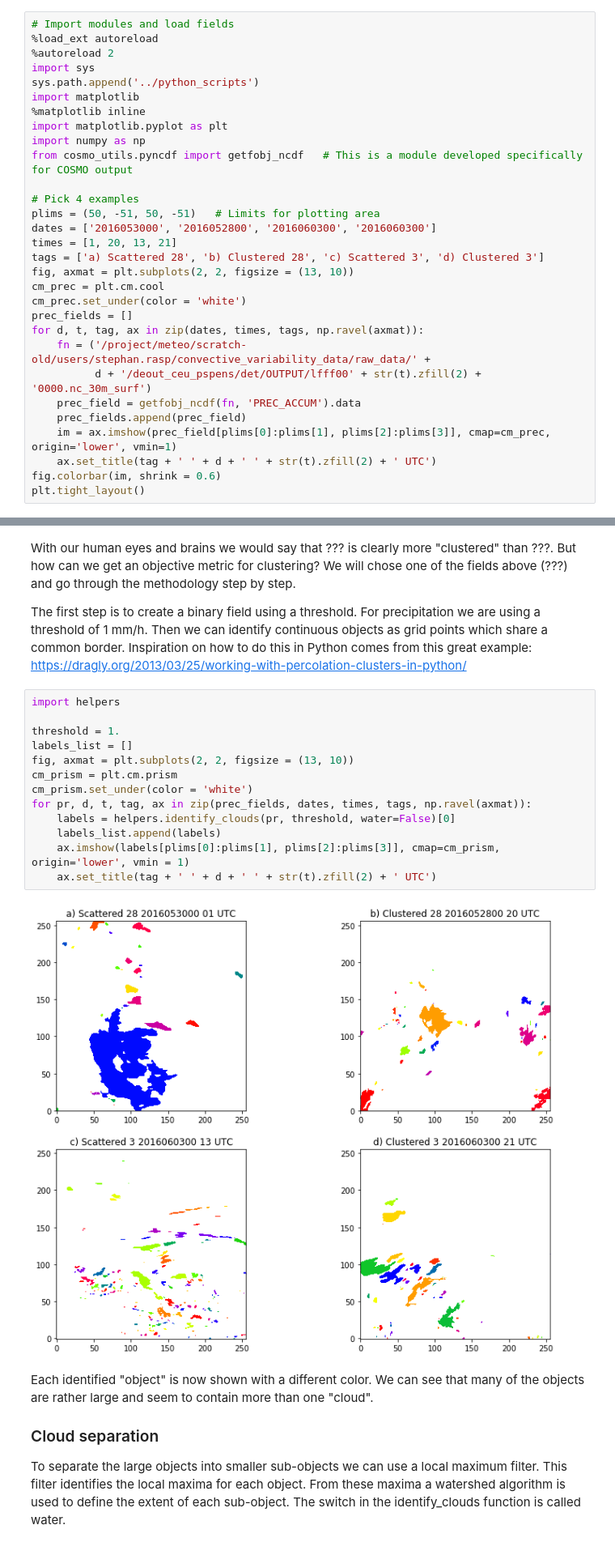
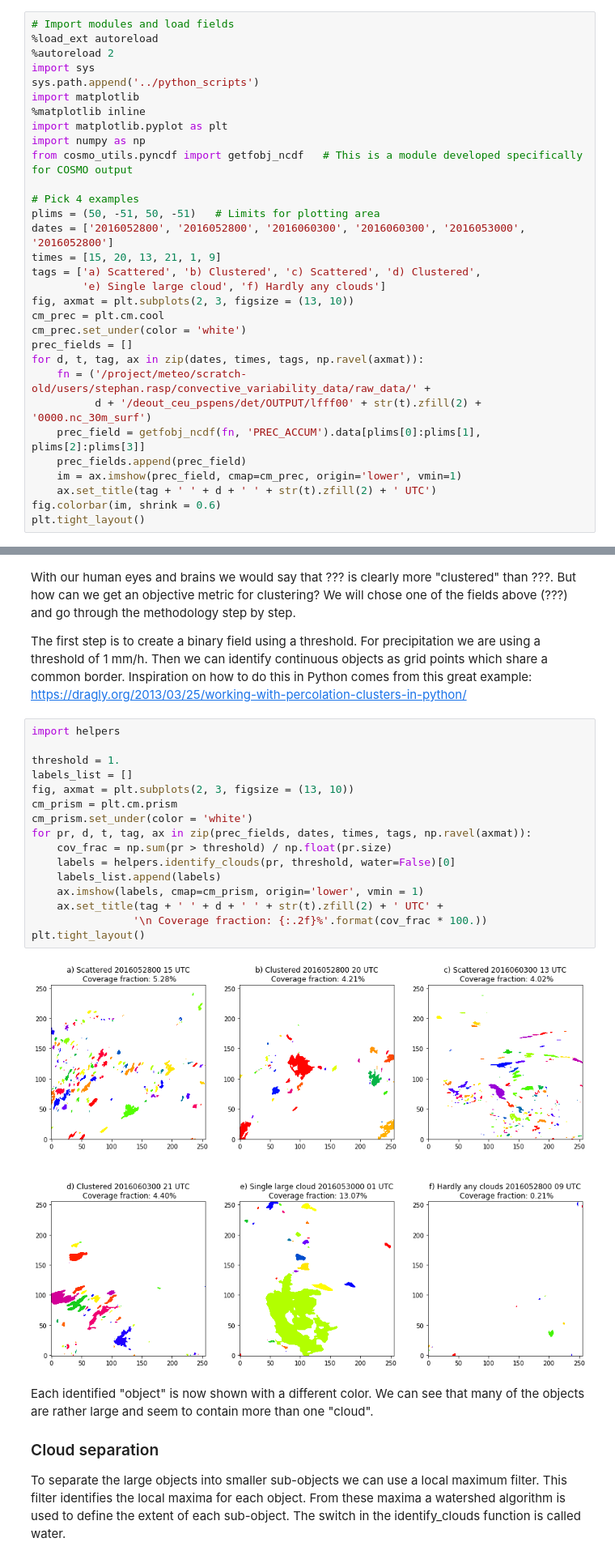
Before and after one commit to raspstephan/convective_variability_analysis, a Jupyter notebook: jupyter_notebooks/clustering_rdf.ipynb, the cells around one changed output, grey strips where cells are left out. Shown: that part at 81% size. Saved outputs shown, nothing was run; the diff lists cells and outputs as text.

```diff
--- a/jupyter_notebooks/clustering_rdf.ipynb
+++ b/jupyter_notebooks/clustering_rdf.ipynb
@@ -35,19 +35,20 @@ from cosmo_utils.pyncdf import getfobj_ncdf   # This is a module developed speci
 
 # Pick 4 examples
 plims = (50, -51, 50, -51)   # Limits for plotting area
-dates = ['2016053000', '2016052800', '2016060300', '2016060300']
-times = [1, 20, 13, 21]
-tags = ['a) Scattered 28', 'b) Clustered 28', 'c) Scattered 3', 'd) Clustered 3']
-fig, axmat = plt.subplots(2, 2, figsize = (13, 10))
+dates = ['2016052800', '2016052800', '2016060300', '2016060300', '2016053000', '2016052800']
+times = [15, 20, 13, 21, 1, 9]
+tags = ['a) Scattered', 'b) Clustered', 'c) Scattered', 'd) Clustered',
+        'e) Single large cloud', 'f) Hardly any clouds']
+fig, axmat = plt.subplots(2, 3, figsize = (13, 10))
 cm_prec = plt.cm.cool
 cm_prec.set_under(color = 'white')
 prec_fields = []
 for d, t, tag, ax in zip(dates, times, tags, np.ravel(axmat)):
     fn = ('/project/meteo/scratch-old/users/stephan.rasp/convective_variability_data/raw_data/' +
           d + '/deout_ceu_pspens/det/OUTPUT/lfff00' + str(t).zfill(2) + '0000.nc_30m_surf')
-    prec_field = getfobj_ncdf(fn, 'PREC_ACCUM').data
+    prec_field = getfobj_ncdf(fn, 'PREC_ACCUM').data[plims[0]:plims[1], plims[2]:plims[3]]
     prec_fields.append(prec_field)
-    im = ax.imshow(prec_field[plims[0]:plims[1], plims[2]:plims[3]], cmap=cm_prec, origin='lower', vmin=1)
+    im = ax.imshow(prec_field, cmap=cm_prec, origin='lower', vmin=1)
     ax.set_title(tag + ' ' + d + ' ' + str(t).zfill(2) + ' UTC')
 fig.colorbar(im, shrink = 0.6)
 plt.tight_layout()
@@ -62,18 +63,21 @@ The first step is to create a binary field using a threshold. For precipitation
 # %%
 import helpers
 
 threshold = 1.
 labels_list = []
-fig, axmat = plt.subplots(2, 2, figsize = (13, 10))
+fig, axmat = plt.subplots(2, 3, figsize = (13, 10))
 cm_prism = plt.cm.prism
 cm_prism.set_under(color = 'white')
 for pr, d, t, tag, ax in zip(prec_fields, dates, times, tags, np.ravel(axmat)):
+    cov_frac = np.sum(pr > threshold) / np.float(pr.size)
     labels = helpers.identify_clouds(pr, threshold, water=False)[0]
     labels_list.append(labels)
-    ax.imshow(labels[plims[0]:plims[1], plims[2]:plims[3]], cmap=cm_prism, origin='lower', vmin = 1)
-    ax.set_title(tag + ' ' + d + ' ' + str(t).zfill(2) + ' UTC')
+    ax.imshow(labels, cmap=cm_prism, origin='lower', vmin = 1)
+    ax.set_title(tag + ' ' + d + ' ' + str(t).zfill(2) + ' UTC' +
+                '\n Coverage fraction: {:.2f}%'.format(cov_frac * 100.))
+plt.tight_layout()
 # %% [output]
-[figure, old version]
+[figure, new version]
 # %% [markdown]
 Each identified "object" is now shown with a different color. We can see that many of the objects are rather large and seem to contain more than one "cloud".
 
```
Also changed, not shown: parts of 9 cells of this notebook, 2 other files.
